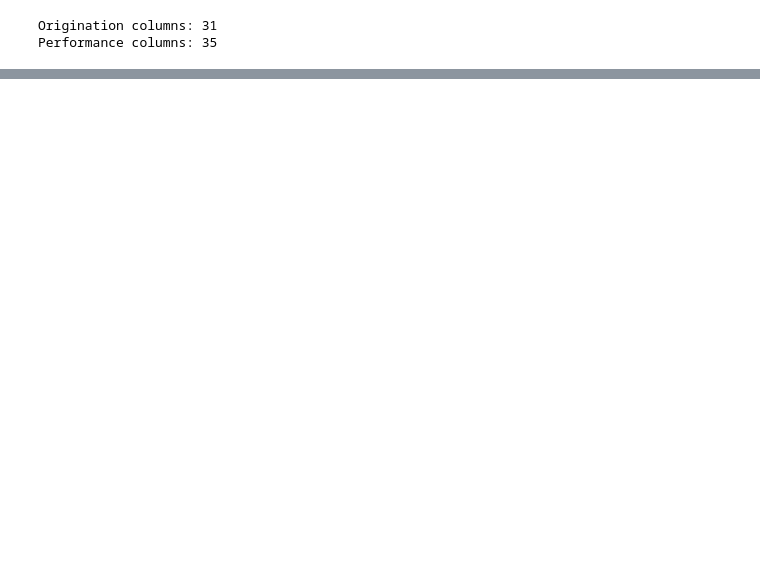
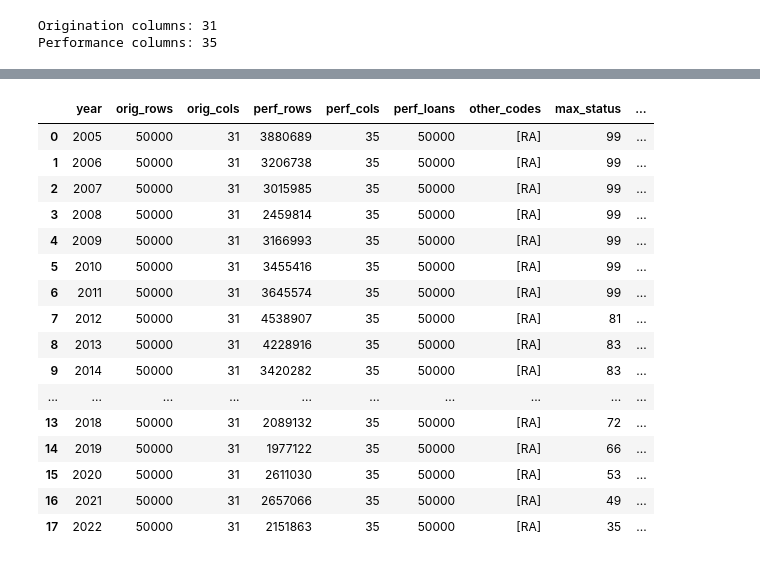
Before and after one commit to Ceejay0007/mortgage_delinquency_capstone, a Jupyter notebook: notebooks/02_freddie_mac_profiling.ipynb, the cells around one changed output, grey strips where cells are left out. Cells and saved outputs as stored; diff of their text form; code cells hidden in the pictures; blank space fills up the shorter version.

Commit message:
Profile freddie Mac data and define the 24 months target rules. state cleaning steps

```diff
--- a/notebooks/02_freddie_mac_profiling.ipynb
+++ b/notebooks/02_freddie_mac_profiling.ipynb
@@ -50,0 +298,16 @@ Shape: (50000, 31)
+# %%
+check = perf_raw[["loan_id", "period", "delinquency_status"]].merge(
+    orig_raw[["loan_id", "first_payment_date"]], on="loan_id"
+)
+check["months_since_first_pay"] = to_months(check["period"]) - to_months(check["first_payment_date"])
+window = check[check["months_since_first_pay"].between(0, 23)]
+
+status = window["delinquency_status"]
+status_num = pd.to_numeric(status, errors="coerce")
+hit_03 = (status_num >= 3).groupby(window["loan_id"]).any()
+hit_ra = (status == "RA").groupby(window["loan_id"]).any()
+target_fixed = hit_03 | hit_ra
+
+print("Old target (loan_age):", target.sum())
+print("New target (first payment date):", target_fixed.sum())
+print("Target rate:", round(target_fixed.mean() * 100, 2), "%")
@@ -50,0 +413,34 @@ Shape: (50000, 31)
+# %%
+rows = []
+for year in range(2005, 2023):
+    with zipfile.ZipFile(LANDING / f"sample_{year}.zip") as z:
+        names = z.namelist()
+        orig_name = [n for n in names if "orig" in n][0]
+        perf_name = [n for n in names if "orig" not in n][0]
+
+        with z.open(orig_name) as f:
+            orig = pd.read_csv(f, sep="|", header=None, dtype=str)
+        with z.open(perf_name) as f:
+            perf_cols_count = len(f.readline().decode().strip().split("|"))
+        with z.open(perf_name) as f:
+            perf = pd.read_csv(f, sep="|", header=None, dtype=str, usecols=[0, 3])
+
+    status = perf[3]
+    states = orig[16]
+    rows.append({
+        "year": year,
+        "orig_rows": len(orig),
+        "orig_cols": orig.shape[1],
+        "perf_rows": len(perf),
+        "perf_cols": perf_cols_count,
+        "perf_loans": perf[0].nunique(),
+        "other_codes": sorted(status[~status.str.isdigit()].unique()),
+        "max_status": status[status.str.isdigit()].astype(int).max(),
+        "territory_loans": states.isin(["PR", "GU", "VI"]).sum(),
+        "credit_9999": (orig[0] == "9999").sum(),
+    })
+    print(year, "done")
+
+scan = pd.DataFrame(rows)
+display(scan)
+# %% [output]
@@ -50,0 +465,17 @@ Shape: (50000, 31)
+|  | year | orig_rows | orig_cols | perf_rows | perf_cols | perf_loans | other_codes | max_status | ... |
+| 0 | 2005 | 50000 | 31 | 3880689 | 35 | 50000 | [RA] | 99 | ... |
+| 1 | 2006 | 50000 | 31 | 3206738 | 35 | 50000 | [RA] | 99 | ... |
+| 2 | 2007 | 50000 | 31 | 3015985 | 35 | 50000 | [RA] | 99 | ... |
+| 3 | 2008 | 50000 | 31 | 2459814 | 35 | 50000 | [RA] | 99 | ... |
+| 4 | 2009 | 50000 | 31 | 3166993 | 35 | 50000 | [RA] | 99 | ... |
+| 5 | 2010 | 50000 | 31 | 3455416 | 35 | 50000 | [RA] | 99 | ... |
+| 6 | 2011 | 50000 | 31 | 3645574 | 35 | 50000 | [RA] | 99 | ... |
+| 7 | 2012 | 50000 | 31 | 4538907 | 35 | 50000 | [RA] | 81 | ... |
+| 8 | 2013 | 50000 | 31 | 4228916 | 35 | 50000 | [RA] | 83 | ... |
+| 9 | 2014 | 50000 | 31 | 3420282 | 35 | 50000 | [RA] | 83 | ... |
+| ... | ... | ... | ... | ... | ... | ... | ... | ... | ... |
+| 13 | 2018 | 50000 | 31 | 2089132 | 35 | 50000 | [RA] | 72 | ... |
+| 14 | 2019 | 50000 | 31 | 1977122 | 35 | 50000 | [RA] | 66 | ... |
+| 15 | 2020 | 50000 | 31 | 2611030 | 35 | 50000 | [RA] | 53 | ... |
+| 16 | 2021 | 50000 | 31 | 2657066 | 35 | 50000 | [RA] | 49 | ... |
+| 17 | 2022 | 50000 | 31 | 2151863 | 35 | 50000 | [RA] | 35 | ... |
```
Also changed, not shown: parts of 38 cells of this notebook.
